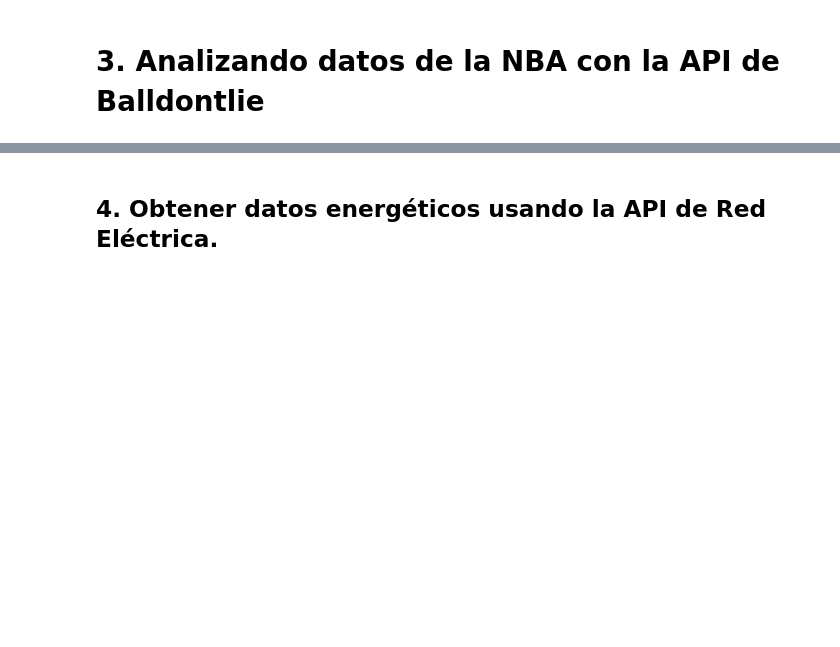
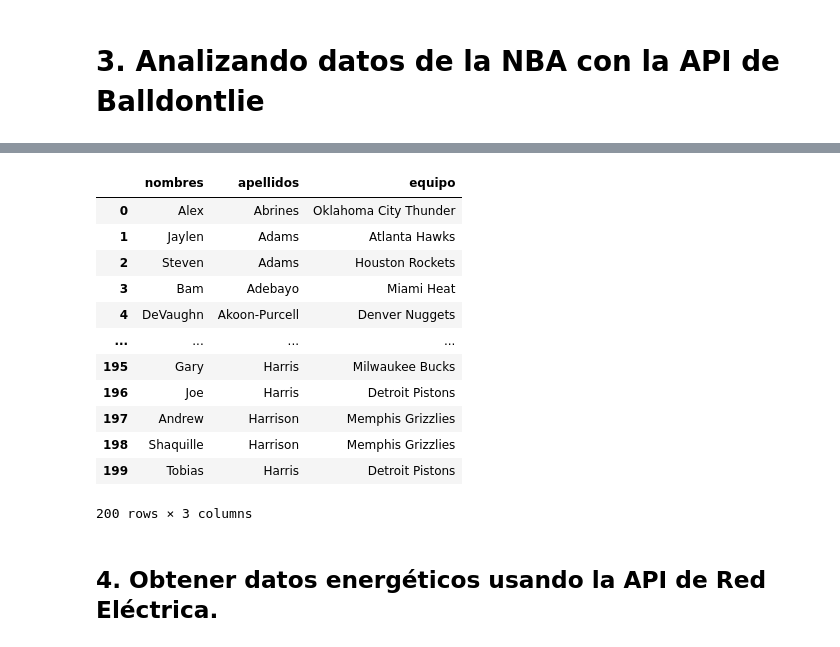
Before and after one commit to PatriciaAnaya/modulo-2-equipo-1, a Jupyter notebook: 01- APIs.ipynb, the cells around one changed output, grey strips where cells are left out. Saved outputs shown, nothing was run; the diff lists cells and outputs as text; code cells hidden in the pictures; blank space fills up the shorter version.

```diff
--- a/01- APIs.ipynb
+++ b/01- APIs.ipynb
@@ -105,0 +109,4 @@ Utilizando la API de Balldontlie, hazte un usuario para usar la API y extrae la
+# %%
+nba_players=requests.get(url, headers={"Authorization": api_key} )
+nba_players_json=nba_players.json()
+nba_players.status_code
@@ -105,0 +135,7 @@ Utilizando la API de Balldontlie, hazte un usuario para usar la API y extrae la
+# %%
+jugadores_equipo=[]
+for i in nba_players_json["data"]:
+    print(i["first_name"], i["last_name"],i["team"]["full_name"])
+    jugadores_equipo.append((i["first_name"], i["last_name"],i["team"]["full_name"]))
+print(jugadores_equipo)
+len(jugadores_equipo)
@@ -105,0 +161,19 @@ Utilizando la API de Balldontlie, hazte un usuario para usar la API y extrae la
+# %%
+jugadores=[]
+
+def llamar_API():
+    jugadores_A=requests.get(url,headers={"Authorization": api_key},params={"cursor":0,"per_page":100})
+    jugadores_B=requests.get(url,headers={"Authorization": api_key},params={"cursor":100,"per_page":100})
+    #jugadores.append(jugadores_A["data"])
+    #jugadores.append(jugadores_B["data"])
+    #jugadores_json=jugadores.json
+    #jugadores_A["data"]
+    jugadores_A_json=jugadores_A.json()
+    jugadores_B_json=jugadores_B.json()
+    #jugadores=jugadores_A_json | jugadores_B_json
+
+    jugadores.extend(jugadores_A_json.get('data',[]))
+    jugadores.extend(jugadores_B_json.get('data',[]))
+    print(jugadores)
+
+    return[jugadores]
@@ -105,0 +201,8 @@ Utilizando la API de Balldontlie, hazte un usuario para usar la API y extrae la
+# %%
+datos_jugadores=[]
+
+for i in jugadores:
+    print(i["first_name"], i["last_name"],i["team"]["full_name"])
+    datos_jugadores.append((i["first_name"], i["last_name"],i["team"]["full_name"]))
+print(datos_jugadores)
+len(datos_jugadores)
@@ -106,3 +228,20 @@ Utilizando la API de Balldontlie, hazte un usuario para usar la API y extrae la
+# %%
+df_jugadores=pd.DataFrame(datos_jugadores, columns=["nombres ", "apellidos", "equipo"])
+df_jugadores
+# %% [output]
+|  | nombres | apellidos | equipo |
+| 0 | Alex | Abrines | Oklahoma City Thunder |
+| 1 | Jaylen | Adams | Atlanta Hawks |
+| 2 | Steven | Adams | Houston Rockets |
+| 3 | Bam | Adebayo | Miami Heat |
+| 4 | DeVaughn | Akoon-Purcell | Denver Nuggets |
+| ... | ... | ... | ... |
+| 195 | Gary | Harris | Milwaukee Bucks |
+| 196 | Joe | Harris | Detroit Pistons |
+| 197 | Andrew | Harrison | Memphis Grizzlies |
+| 198 | Shaquille | Harrison | Memphis Grizzlies |
+| 199 | Tobias | Harris | Detroit Pistons |
+200 rows × 3 columns
 # %% [markdown]
 ## 4. Obtener datos energéticos usando la API de Red Eléctrica.
 # %% [markdown]
```
Also changed, not shown: parts of 7 cells of this notebook.
